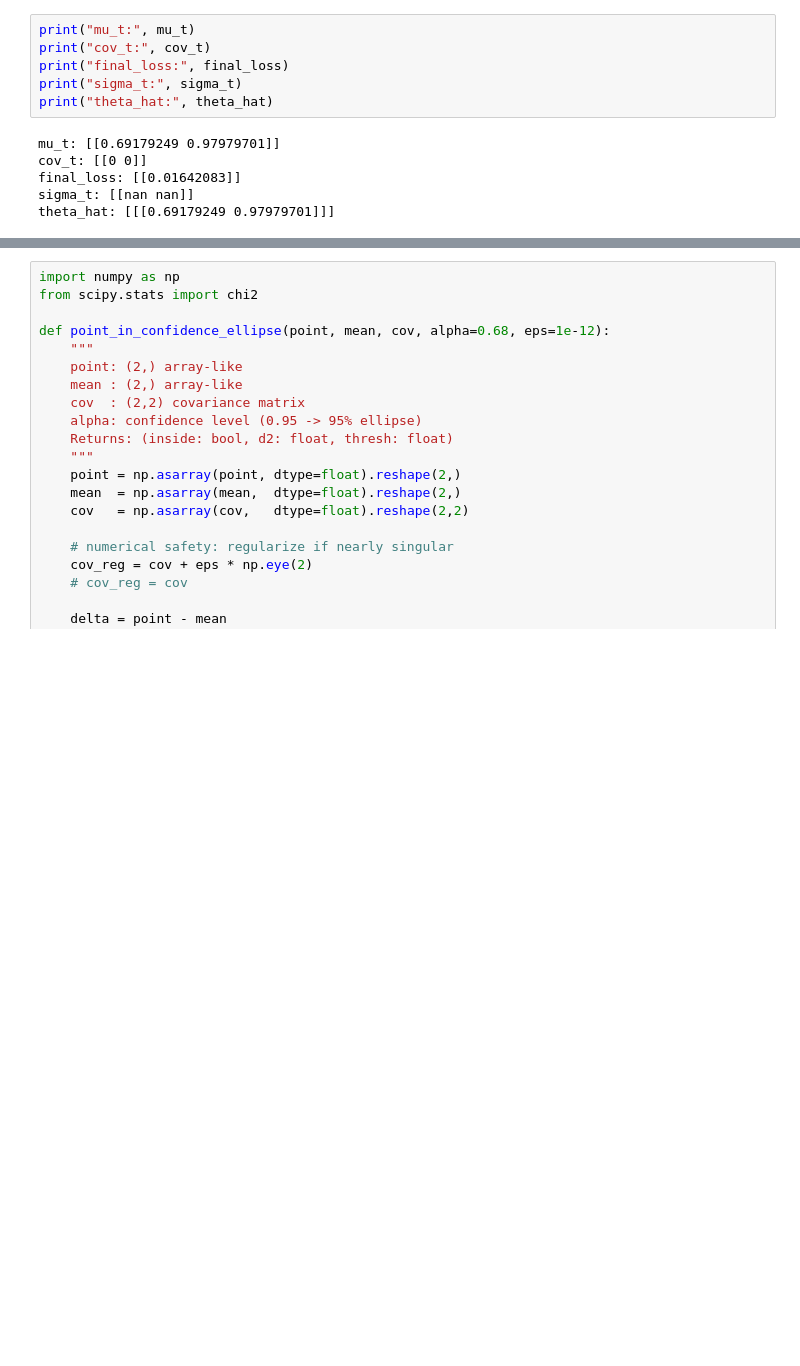
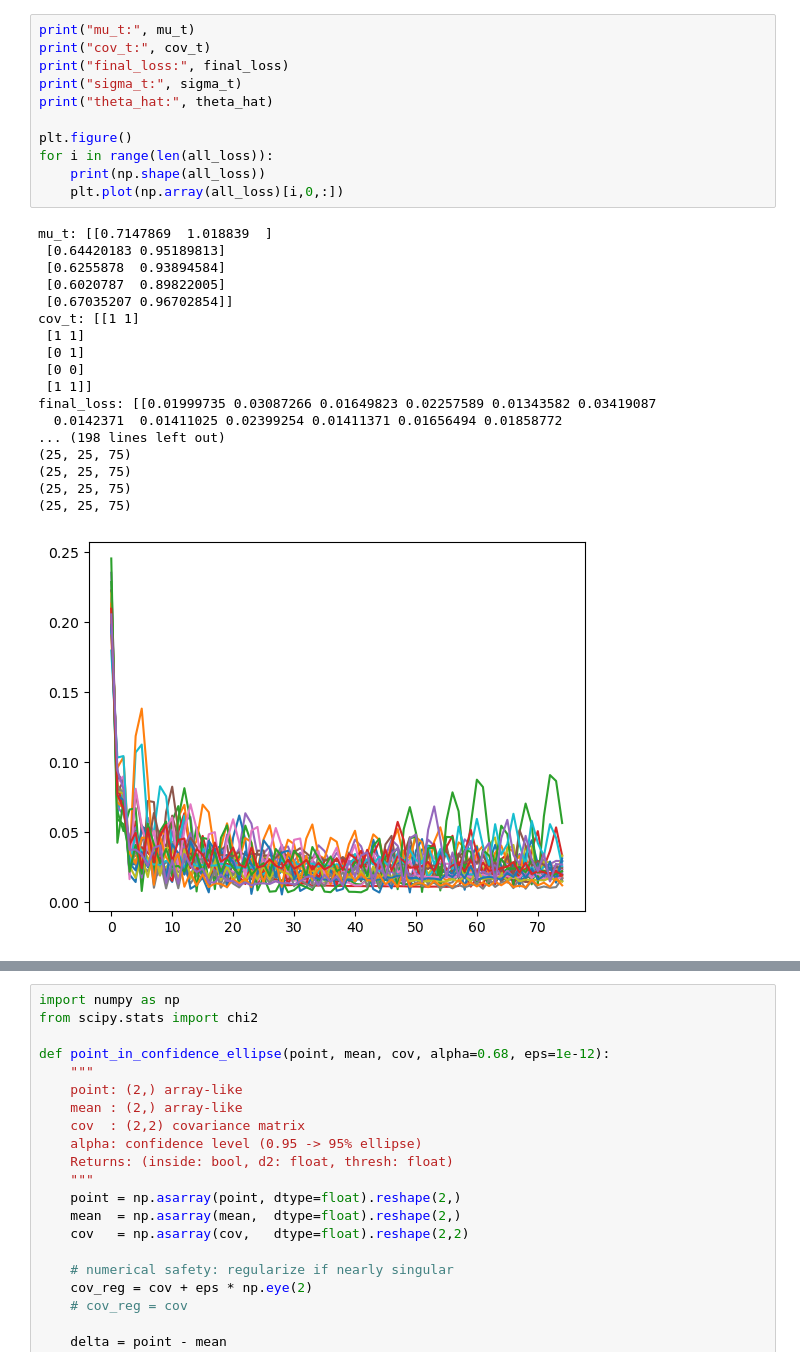
Before and after one commit to tonymenzo/RSA, a Jupyter notebook: src/Coverage_tests/unpack.ipynb, the cells around one changed output, grey strips where cells are left out. Saved outputs shown, nothing was run; the diff lists cells and outputs as text; blank space fills up the shorter version.

```diff
--- a/src/Coverage_tests/unpack.ipynb
+++ b/src/Coverage_tests/unpack.ipynb
@@ -51,15 +73,33 @@ mu_t: [[0.69179249 0.97979701]]
 # %%
 print("mu_t:", mu_t)
 print("cov_t:", cov_t)
 print("final_loss:", final_loss)
 print("sigma_t:", sigma_t)
 print("theta_hat:", theta_hat)
+
+plt.figure()
+for i in range(len(all_loss)):
+    print(np.shape(all_loss))
+    plt.plot(np.array(all_loss)[i,0,:])
 # %% [output]
-mu_t: [[0.69179249 0.97979701]]
-cov_t: [[0 0]]
-final_loss: [[0.01642083]]
-sigma_t: [[nan nan]]
-theta_hat: [[[0.69179249 0.97979701]]]
+mu_t: [[0.7147869  1.018839  ]
+ [0.64420183 0.95189813]
+ [0.6255878  0.93894584]
+ [0.6020787  0.89822005]
+ [0.67035207 0.96702854]]
+cov_t: [[1 1]
+ [1 1]
+ [0 1]
+ [0 0]
+ [1 1]]
+final_loss: [[0.01999735 0.03087266 0.01649823 0.02257589 0.01343582 0.03419087
+  0.0142371  0.01411025 0.02399254 0.01411371 0.01656494 0.01858772
+... (198 lines left out)
+(25, 25, 75)
+(25, 25, 75)
+(25, 25, 75)
+(25, 25, 75)
+[figure, added]
 # %%
 import matplotlib.pyplot as plt
 plt.figure(figsize=(10, 6))
```
Also changed, not shown: parts of 12 cells of this notebook, 55 other files.
